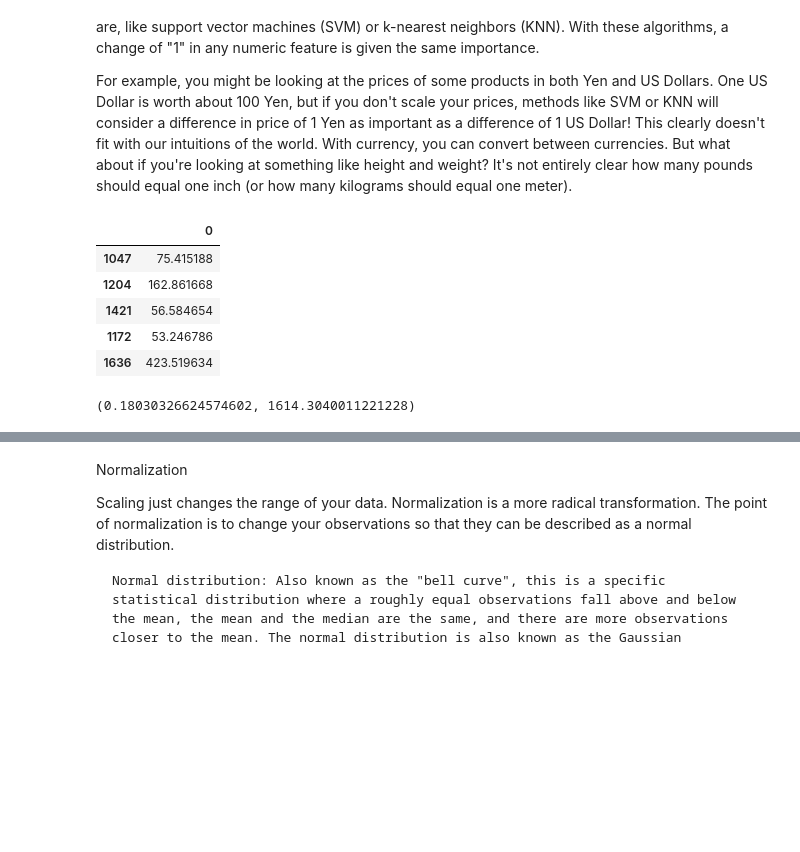
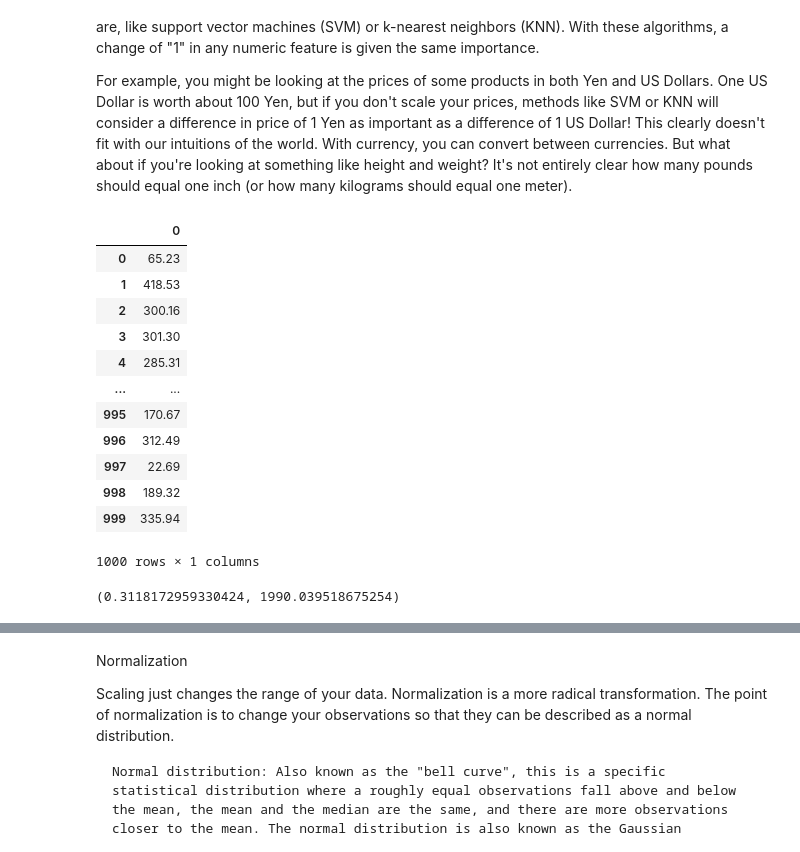
Before and after one commit to tadesse381/Telecommunication_Data_Analysis, a Jupyter notebook: scripts/Data Cleaning, Transforming and Extraction.ipynb, the cells around one changed output, grey strips where cells are left out. Drawn from its saved outputs; the diff is of its cells as text; code cells hidden in the pictures; blank space fills up the shorter version.

```diff
--- a/scripts/Data Cleaning, Transforming and Extraction.ipynb
+++ b/scripts/Data Cleaning, Transforming and Extraction.ipynb
@@ -266,23 +291,31 @@ For example, you might be looking at the prices of some products in both Yen and
 # %%
 from sklearn.preprocessing import MinMaxScaler
 
 minmax_scaler = MinMaxScaler()
 
 # generate 1000 data points randomly drawn from an exponential distribution
-original_data = pd.DataFrame(np.random.exponential(200, size=2000))
+original_data = pd.DataFrame(np.random.exponential(200, size=1000))
 
 original_data.sample(5)
+original_data
 # %% [output]
 |  | 0 |
-| 1047 | 75.415188 |
-| 1204 | 162.861668 |
-| 1421 | 56.584654 |
-| 1172 | 53.246786 |
-| 1636 | 423.519634 |
+| 0 | 65.23 |
+| 1 | 418.53 |
+| 2 | 300.16 |
+| 3 | 301.30 |
+| 4 | 285.31 |
+| ... | ... |
+| 995 | 170.67 |
+| 996 | 312.49 |
+| 997 | 22.69 |
+| 998 | 189.32 |
+| 999 | 335.94 |
+1000 rows × 1 columns
 # %%
 original_data[0].min(), original_data[0].max()
 # %% [output]
-(0.18030326624574602, 1614.3040011221228)
+(0.3118172959330424, 1990.039518675254)
 # %%
 count, bins, ignored = plt.hist(original_data, 14)
 plt.show()
```
Also changed, not shown: parts of 26 cells of this notebook, 1 other file.
